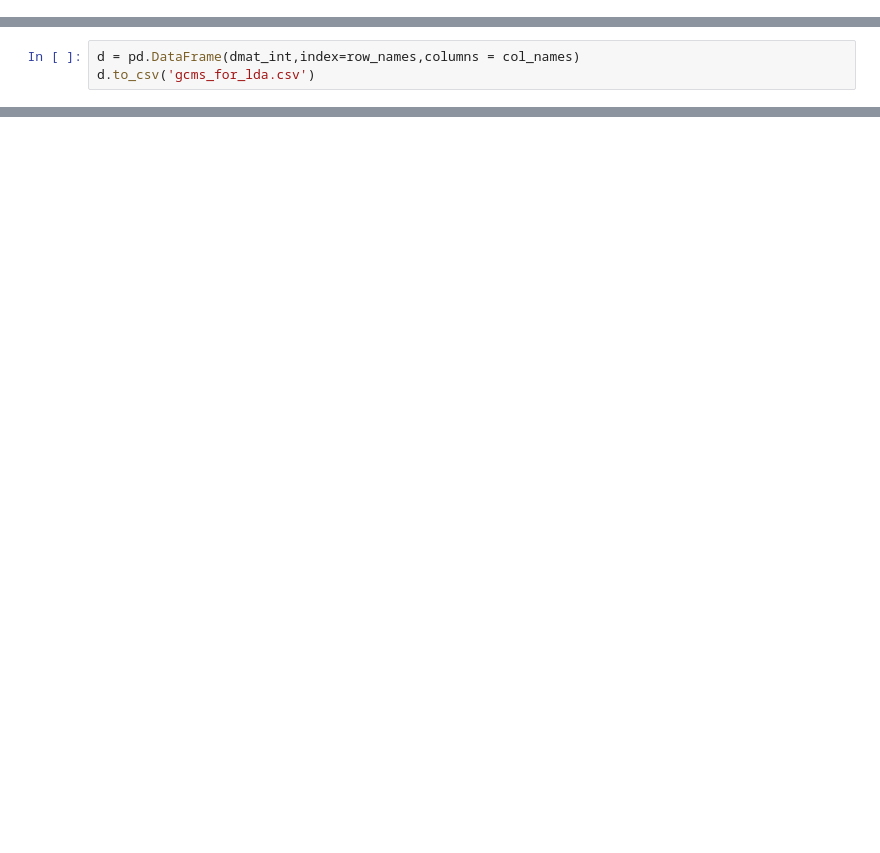
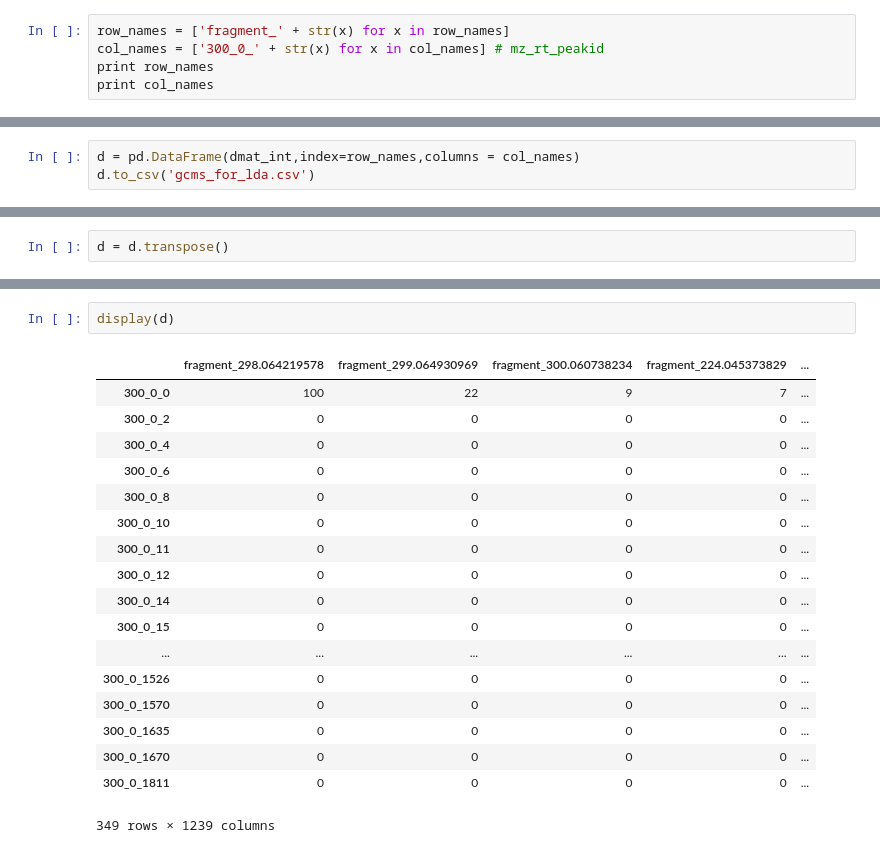
Before and after one commit to sdrogers/MS2LDA, a Jupyter notebook: gcms/mzMATCHoutput_to_matrix.ipynb, the cells around one changed output, grey strips where cells are left out. Drawn from its saved outputs; the diff is of its cells as text; blank space fills up the shorter version.

```diff
--- a/gcms/mzMATCHoutput_to_matrix.ipynb
+++ b/gcms/mzMATCHoutput_to_matrix.ipynb
@@ -81,3 +152,8 @@ for i in range(c):
     dmat_int[:,i] = 100*dmat[:,i]/ma
 # %% [markdown]
 <h3>Make into a Pandas Structure to export</h3>
+# %%
+row_names = ['fragment_' + str(x) for x in row_names]
+col_names = ['300_0_' + str(x) for x in col_names] # mz_rt_peakid
+print row_names
+print col_names
@@ -106,0 +172,2 @@ d.to_csv('gcms_for_lda.csv')
+# %%
+d = d.transpose()
@@ -106,0 +190,21 @@ d.to_csv('gcms_for_lda.csv')
+# %%
+display(d)
+# %% [output]
+|  | fragment_298.064219578 | fragment_299.064930969 | fragment_300.060738234 | fragment_224.045373829 | ... |
+| 300_0_0 | 100 | 22 | 9 | 7 | ... |
+| 300_0_2 | 0 | 0 | 0 | 0 | ... |
+| 300_0_4 | 0 | 0 | 0 | 0 | ... |
+| 300_0_6 | 0 | 0 | 0 | 0 | ... |
+| 300_0_8 | 0 | 0 | 0 | 0 | ... |
+| 300_0_10 | 0 | 0 | 0 | 0 | ... |
+| 300_0_11 | 0 | 0 | 0 | 0 | ... |
+| 300_0_12 | 0 | 0 | 0 | 0 | ... |
+| 300_0_14 | 0 | 0 | 0 | 0 | ... |
+| 300_0_15 | 0 | 0 | 0 | 0 | ... |
+| ... | ... | ... | ... | ... | ... |
+| 300_0_1526 | 0 | 0 | 0 | 0 | ... |
+| 300_0_1570 | 0 | 0 | 0 | 0 | ... |
+| 300_0_1635 | 0 | 0 | 0 | 0 | ... |
+| 300_0_1670 | 0 | 0 | 0 | 0 | ... |
+| 300_0_1811 | 0 | 0 | 0 | 0 | ... |
+349 rows × 1239 columns
```
Also changed, not shown: parts of 19 cells of this notebook, 14 other files.
